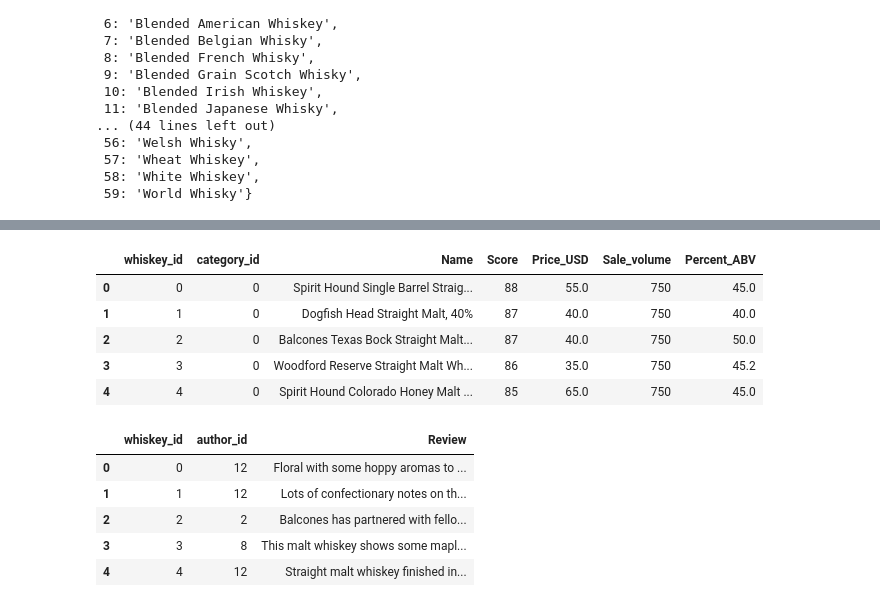
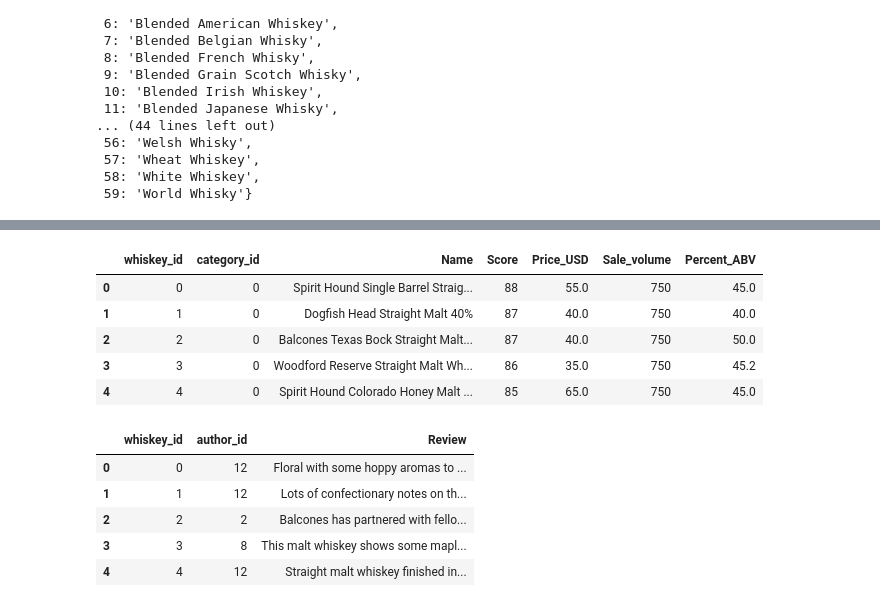
Before and after one commit to gspahlin/WhiskyAdvocate_ETL, a Jupyter notebook: whiskey_explore_and_clean.ipynb, the cells around one changed output, grey strips where cells are left out. Cells and saved outputs as stored; diff of their text form; code cells hidden in the pictures.

Commit message:
slight update to slightly clean data

```diff
--- a/whiskey_explore_and_clean.ipynb
+++ b/whiskey_explore_and_clean.ipynb
@@ -853,14 +853,23 @@ whis_df.tail()
 | 5899 | Abasolo 100% Ancestral Corn Whisk... | 82 | 40.0 | World Whisky | \n\r\n\r\nMade from nixtamalized ... | Susannah Skiver Barton | 750 | 43.0 | ... |
 # %%
 # use whiskey_df to write out the whiskey stats table
+#get rid of commas in names
+
+name_ncom = whis_df['Name'].to_list()
+
+name_ncom = [name.replace(',', '') for name in name_ncom]
+
+name_ncom = [name.replace(';', '') for name in name_ncom]
+
+whis_df['Name'] = name_ncom
 
 wh_stat = whis_df[['whiskey_id','category_id','Name', 'Score', 'Price_USD', 'Sale_volume', 'Percent_ABV']].copy()
-#wh_stat.to_csv('desktop/independant_projects/whiskey_data_scraper/whiskey_stats.csv', index = False)
+wh_stat.to_csv('desktop/independant_projects/whiskey_data_scraper/whiskey_stats.csv', index = False, encoding = 'utf-8-sig')
 wh_stat.head()
 # %% [output]
 |  | whiskey_id | category_id | Name | Score | Price_USD | Sale_volume | Percent_ABV |
 | 0 | 0 | 0 | Spirit Hound Single Barrel Straig... | 88 | 55.0 | 750 | 45.0 |
-| 1 | 1 | 0 | Dogfish Head Straight Malt, 40% | 87 | 40.0 | 750 | 40.0 |
+| 1 | 1 | 0 | Dogfish Head Straight Malt 40% | 87 | 40.0 | 750 | 40.0 |
 | 2 | 2 | 0 | Balcones Texas Bock Straight Malt... | 87 | 40.0 | 750 | 50.0 |
 | 3 | 3 | 0 | Woodford Reserve Straight Malt Wh... | 86 | 35.0 | 750 | 45.2 |
 | 4 | 4 | 0 | Spirit Hound Colorado Honey Malt ... | 85 | 65.0 | 750 | 45.0 |
```
